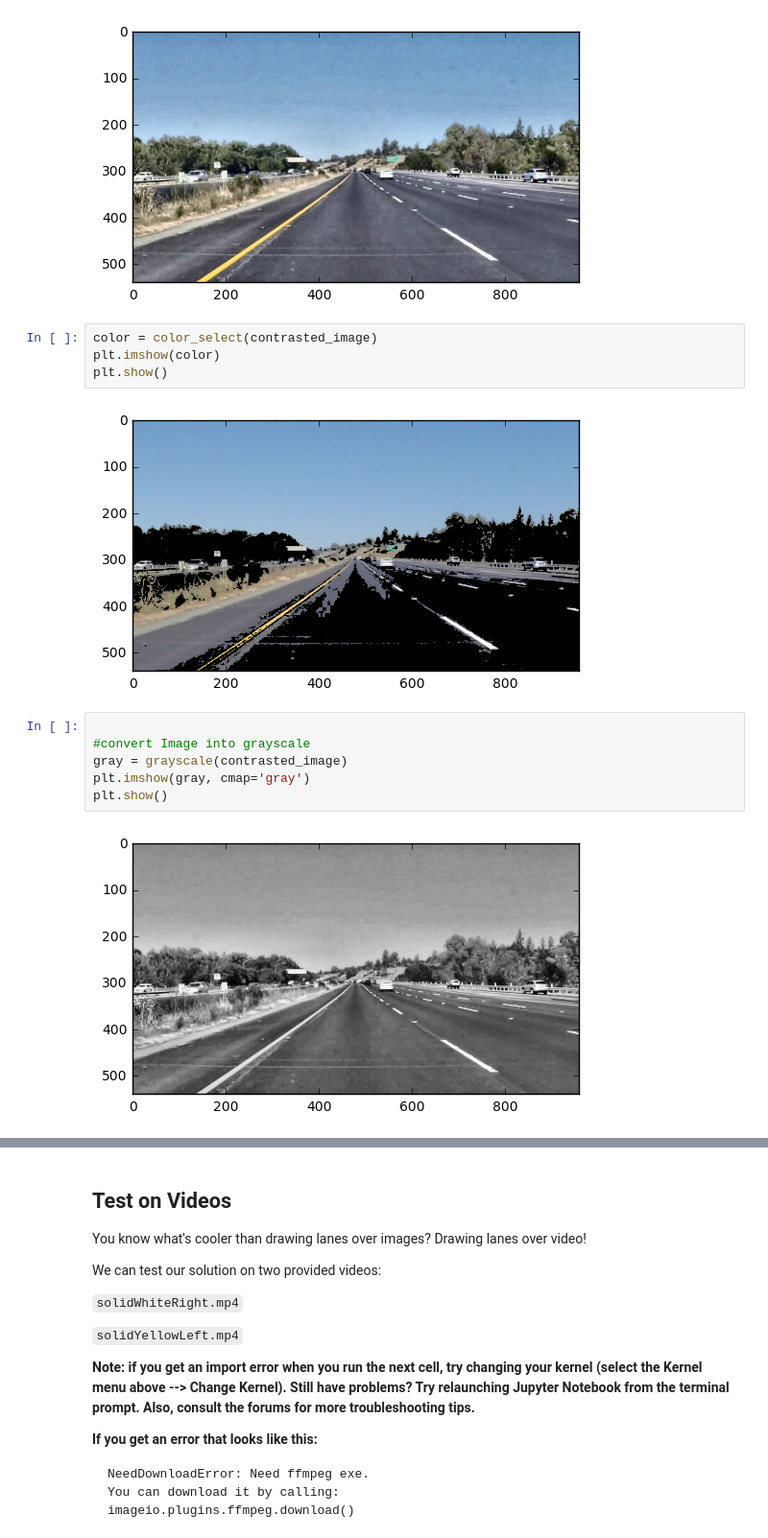
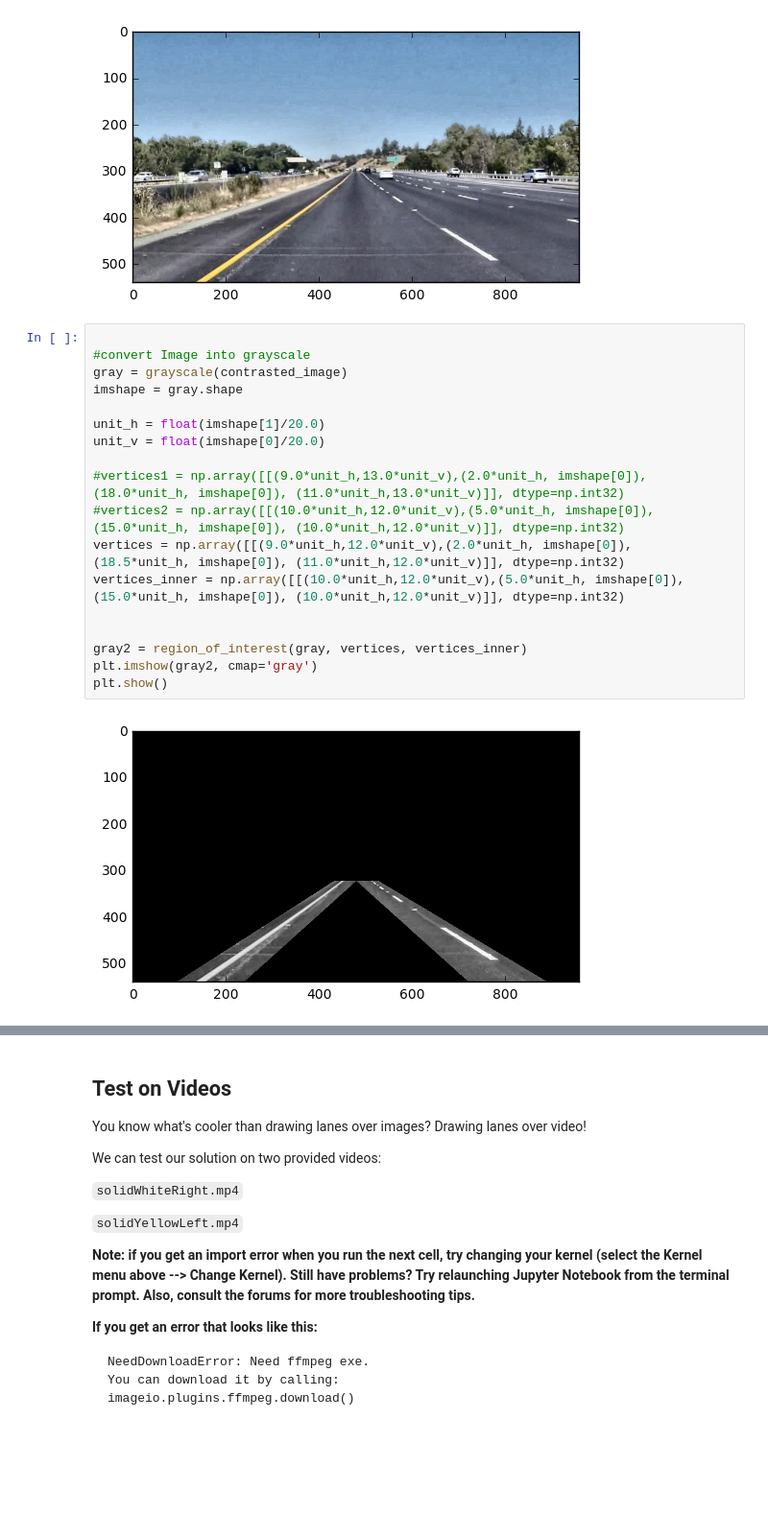
Before and after one commit to jdgalviss/lane_lines-detection, a Jupyter notebook: P1.ipynb, the cells around one changed output, grey strips where cells are left out. Shown at 96% size. Saved outputs shown, nothing was run; the diff lists cells and outputs as text; blank space fills up the shorter version.

```diff
--- a/P1.ipynb
+++ b/P1.ipynb
@@ -303,19 +324,25 @@ plt.imshow(contrasted_image)
 plt.show()
 # %% [output]
 [figure]
-# %%
-color = color_select(contrasted_image)
-plt.imshow(color)
-plt.show()
-# %% [output]
-[figure, removed]
-# %%
-
-#convert Image into grayscale
-gray = grayscale(contrasted_image)
-plt.imshow(gray, cmap='gray')
-plt.show()
-# %% [output]
-[figure, removed]
+# %%
+
+#convert Image into grayscale
+gray = grayscale(contrasted_image)
+imshape = gray.shape
+
+unit_h = float(imshape[1]/20.0)
+unit_v = float(imshape[0]/20.0)
+
+#vertices1 = np.array([[(9.0*unit_h,13.0*unit_v),(2.0*unit_h, imshape[0]), (18.0*unit_h, imshape[0]), (11.0*unit_h,13.0*unit_v)]], dtype=np.int32)
+#vertices2 = np.array([[(10.0*unit_h,12.0*unit_v),(5.0*unit_h, imshape[0]), (15.0*unit_h, imshape[0]), (10.0*unit_h,12.0*unit_v)]], dtype=np.int32)
+vertices = np.array([[(9.0*unit_h,12.0*unit_v),(2.0*unit_h, imshape[0]), (18.5*unit_h, imshape[0]), (11.0*unit_h,12.0*unit_v)]], dtype=np.int32)
+vertices_inner = np.array([[(10.0*unit_h,12.0*unit_v),(5.0*unit_h, imshape[0]), (15.0*unit_h, imshape[0]), (10.0*unit_h,12.0*unit_v)]], dtype=np.int32)
+
+
+gray2 = region_of_interest(gray, vertices, vertices_inner)
+plt.imshow(gray2, cmap='gray')
+plt.show()
+# %% [output]
+[figure, added]
 # %%
 #Apply blur filter to eliminate sopme of the noise
```
Also changed, not shown: parts of 11 cells of this notebook.
